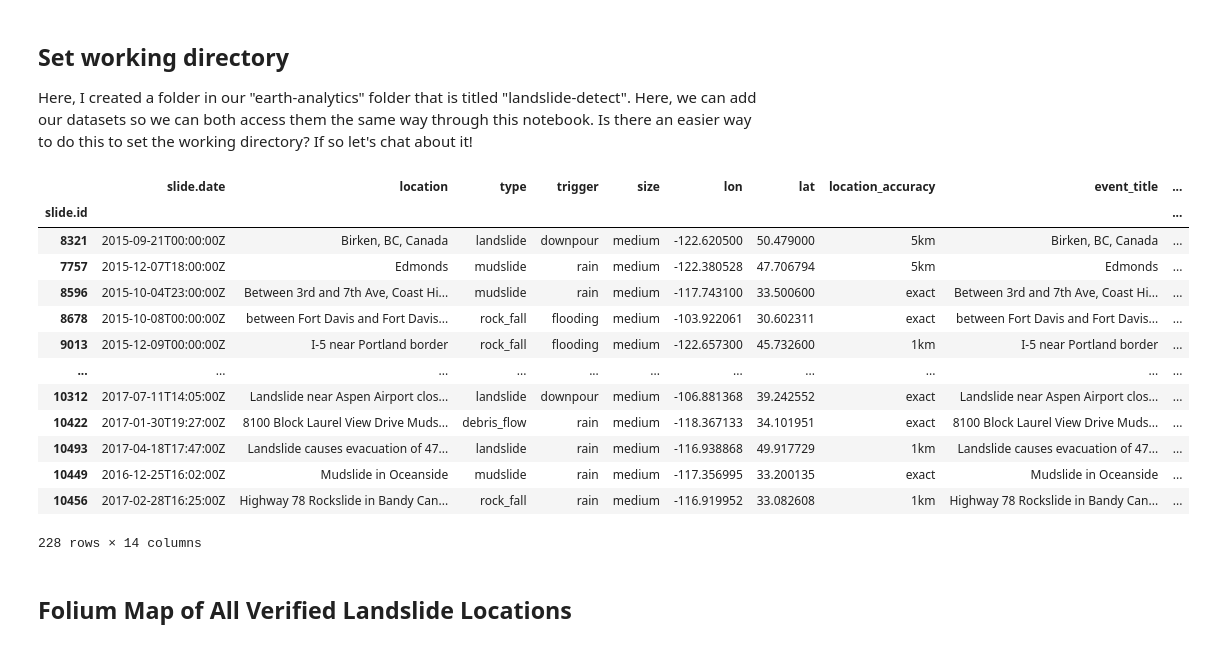
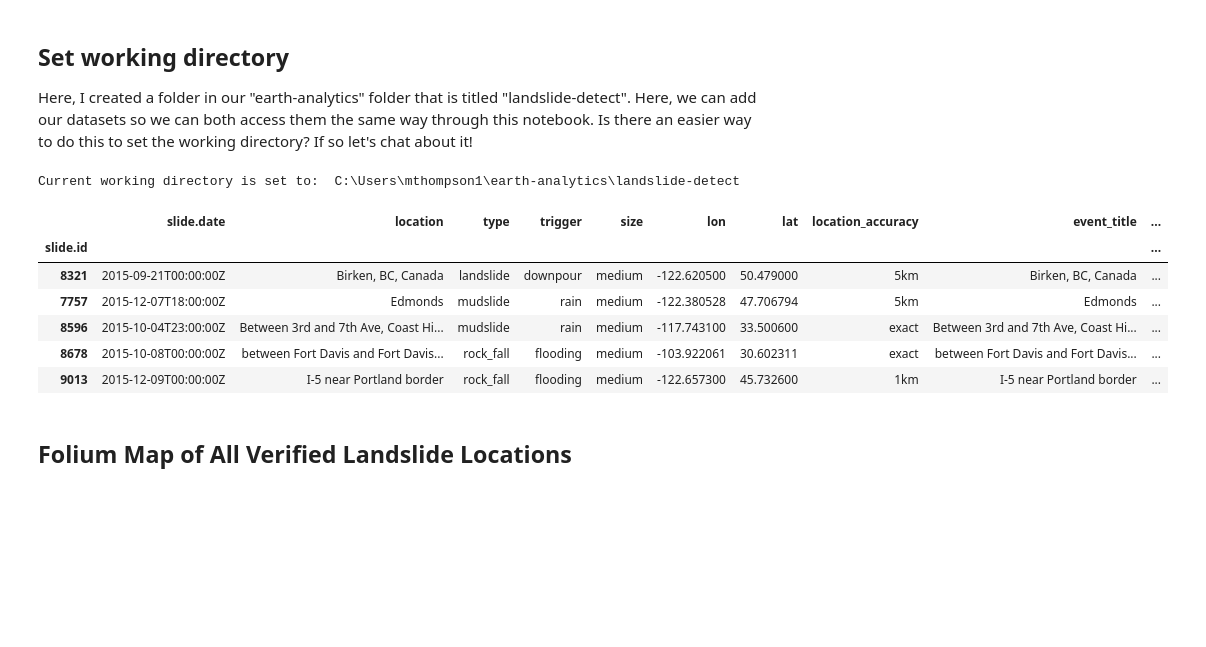
Before and after one commit to mthomp89/landslide-detect, a Jupyter notebook: BIG_SUR_Landslide_Version_of_Detecting_Changes_in_Sentinel_1.ipynb, the cells around one changed output. Cells and saved outputs as stored; diff of their text form; code cells hidden in the pictures; blank space fills up the shorter version.

```diff
--- a/BIG_SUR_Landslide_Version_of_Detecting_Changes_in_Sentinel_1.ipynb
+++ b/BIG_SUR_Landslide_Version_of_Detecting_Changes_in_Sentinel_1.ipynb
@@ -90,34 +92,31 @@ folium.Map.add_ee_layer = add_ee_layer
 # %% [markdown]
 ## Set working directory
 Here, I created a folder in our "earth-analytics" folder that is titled "landslide-detect". Here, we can add our datasets so we can both access them the same way through this notebook. Is there an easier way to do this to set the working directory? If so let's chat about it!
+# %%
+# Change directory to landslide-detect data path
+data_path = os.path.join(et.io.HOME, "earth-analytics", "landslide-detect")
+if os.path.exists(data_path):
+    os.chdir(data_path)
+else:
+    os.makedirs(data_path)
+    print('The new directory is created!')
+    os.chdir(data_path)
+
+print('Current working directory is set to: ', os.getcwd())
+# %% [output]
+Current working directory is set to:  C:\Users\mthompson1\earth-analytics\landslide-detect
 # %%
-os.chdir(os.path.join(et.io.HOME, "earth-analytics"))
-os.getcwd()
-
-# Create file path to landslide-detect
-
-landslide_detect_path = os.path.join("landslide-detect",
-                     "landslides.verified.csv")
-
 # Open CSV and Create DataFrame with Pandas
-
-landslide_df = pd.read_csv(landslide_detect_path, index_col="slide.id")
-landslide_df
+landslide_df = pd.read_csv("landslides.verified.csv", index_col="slide.id")
+landslide_df.head()
 # %% [output]
 |  | slide.date | location | type | trigger | size | lon | lat | location_accuracy | event_title | ... |
 | slide.id |  |  |  |  |  |  |  |  |  | ... |
 | 8321 | 2015-09-21T00:00:00Z | Birken, BC, Canada | landslide | downpour | medium | -122.620500 | 50.479000 | 5km | Birken, BC, Canada | ... |
 | 7757 | 2015-12-07T18:00:00Z | Edmonds | mudslide | rain | medium | -122.380528 | 47.706794 | 5km | Edmonds | ... |
 | 8596 | 2015-10-04T23:00:00Z | Between 3rd and 7th Ave, Coast Hi... | mudslide | rain | medium | -117.743100 | 33.500600 | exact | Between 3rd and 7th Ave, Coast Hi... | ... |
 | 8678 | 2015-10-08T00:00:00Z | between Fort Davis and Fort Davis... | rock_fall | flooding | medium | -103.922061 | 30.602311 | exact | between Fort Davis and Fort Davis... | ... |
 | 9013 | 2015-12-09T00:00:00Z | I-5 near Portland border | rock_fall | flooding | medium | -122.657300 | 45.732600 | 1km | I-5 near Portland border | ... |
-| ... | ... | ... | ... | ... | ... | ... | ... | ... | ... | ... |
-| 10312 | 2017-07-11T14:05:00Z | Landslide near Aspen Airport clos... | landslide | downpour | medium | -106.881368 | 39.242552 | exact | Landslide near Aspen Airport clos... | ... |
-| 10422 | 2017-01-30T19:27:00Z | 8100 Block Laurel View Drive Muds... | debris_flow | rain | medium | -118.367133 | 34.101951 | exact | 8100 Block Laurel View Drive Muds... | ... |
-| 10493 | 2017-04-18T17:47:00Z | Landslide causes evacuation of 47... | landslide | rain | medium | -116.938868 | 49.917729 | 1km | Landslide causes evacuation of 47... | ... |
-| 10449 | 2016-12-25T16:02:00Z | Mudslide in Oceanside | mudslide | rain | medium | -117.356995 | 33.200135 | exact | Mudslide in Oceanside | ... |
-| 10456 | 2017-02-28T16:25:00Z | Highway 78 Rockslide in Bandy Can... | rock_fall | rain | medium | -116.919952 | 33.082608 | 1km | Highway 78 Rockslide in Bandy Can... | ... |
-228 rows × 14 columns
 # %% [markdown]
 ## Folium Map of All Verified Landslide Locations
 # %%
```
Also changed, not shown: parts of 15 cells of this notebook.
